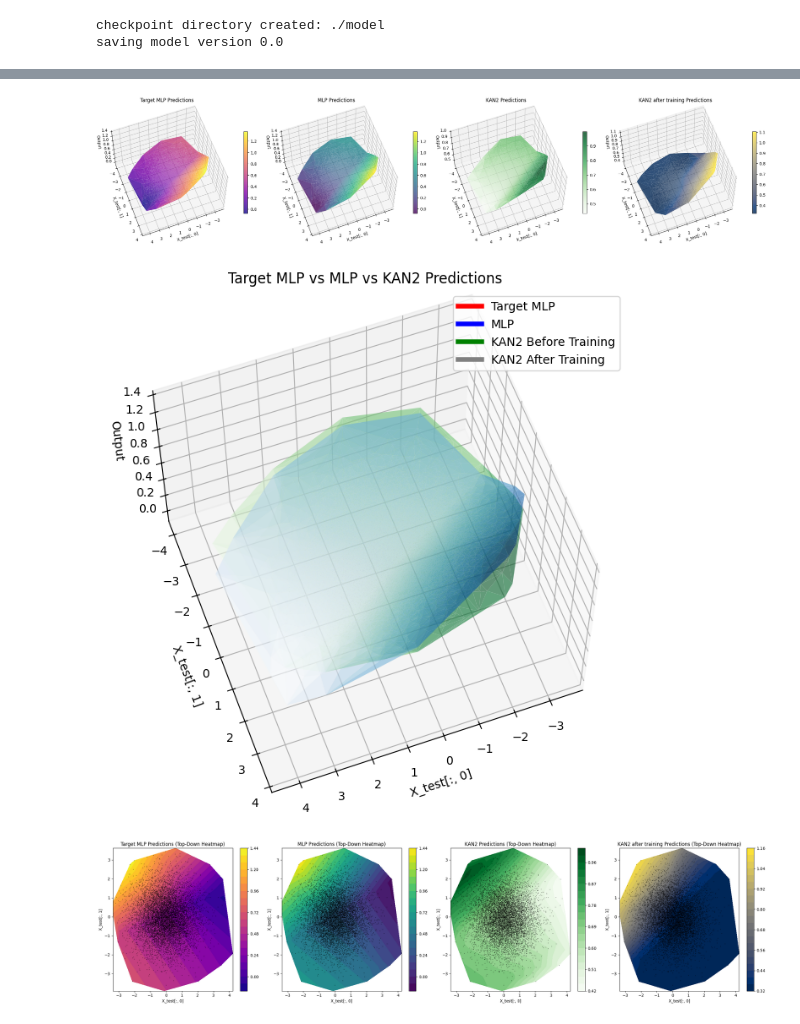
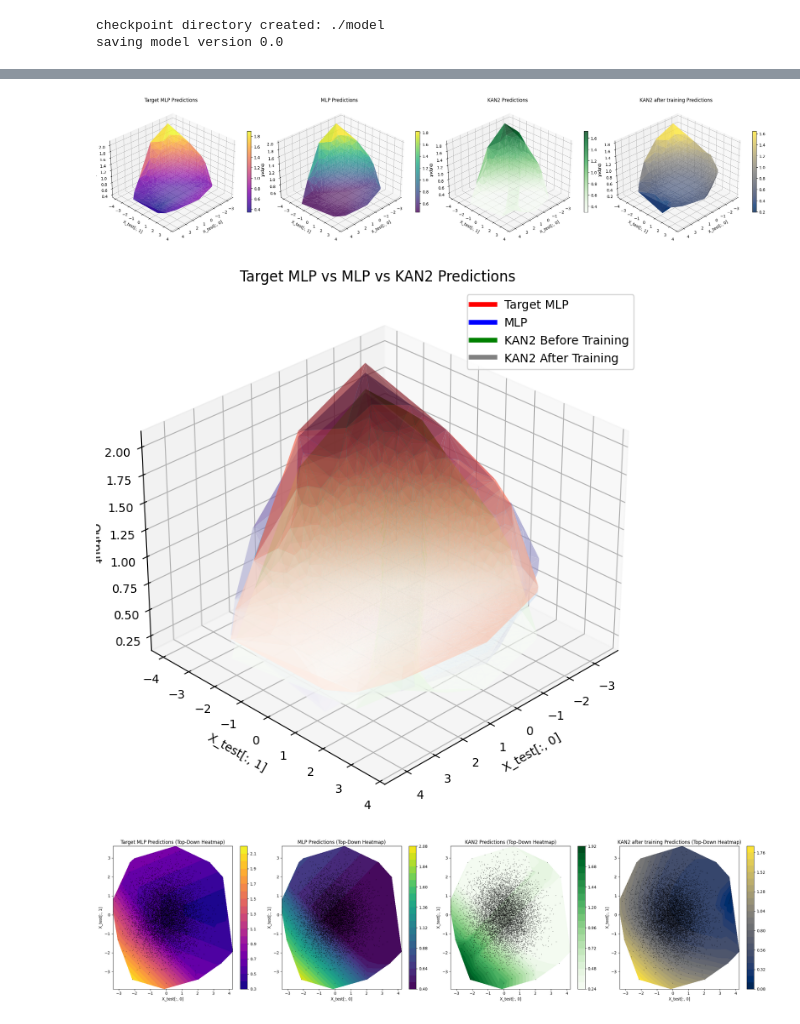
Before and after one commit to MGTUc/KANinitialization, a Jupyter notebook: kan/initializationExperiments/KANtoMLP.ipynb, the cells around one changed output, grey strips where cells are left out. Drawn from its saved outputs; the diff is of its cells as text; code cells hidden in the pictures.

```diff
--- a/kan/initializationExperiments/KANtoMLP.ipynb
+++ b/kan/initializationExperiments/KANtoMLP.ipynb
@@ -116,6 +121,6 @@ print(mean_squared_error(y_kan.numpy(), y_mlp_pred.numpy()))
 # %%
 new_layers = list(*model.children())
-kan2 = KAN(width=[2,3,1], seed=42, grid=5, scale_base_sigma=0)
+kan2 = KAN(width=[2,3,1], seed=42, grid=100, scale_base_sigma=0)
 kan2.set_splines(x, modelPartitions=[new_layers[:1], new_layers[1:]])
 kan2.plot(beta=100)
 y_kan2_pred = kan2(X_kan).detach()
@@ -167,8 +174,8 @@ with torch.no_grad():
     y_kan2_pred_afterFit_np = y_kan2_pred_afterFit.numpy().flatten()
 
 # Set viewing angles (in degrees)
-elevation = 60  # vertical angle
-azimuth = 70    # horizontal rotation
+elevation = 30  # vertical angle
+azimuth = 45    # horizontal rotation
 
 # Use triangulation for scattered data (no griddata)
 triang = mtri.Triangulation(X_plot[:, 0], X_plot[:, 1])
@@ -254,33 +261,33 @@ ax1.set_ylabel('X_test[:, 1]')
 ax1.set_title('Target MLP Predictions (Top-Down Heatmap)')
 fig.colorbar(im1, ax=ax1)
 
 # MLP heatmap
 im2 = ax2.tricontourf(triang, y_mlp_pred_np, levels=20, cmap='viridis')
 ax2.scatter(X_plot[:, 0], X_plot[:, 1], c='black', s=1, alpha=0.3, label='Data Points')
 ax2.set_xlabel('X_test[:, 0]')
 ax2.set_ylabel('X_test[:, 1]')
 ax2.set_title('MLP Predictions (Top-Down Heatmap)')
 fig.colorbar(im2, ax=ax2)
 
 # KAN2 heatmap
 im3 = ax3.tricontourf(triang, y_kan2_pred_np, levels=20, cmap='Greens')
 ax3.scatter(X_plot[:, 0], X_plot[:, 1], c='black', s=1, alpha=0.3, label='Data Points')
 ax3.set_xlabel('X_test[:, 0]')
 ax3.set_ylabel('X_test[:, 1]')
 ax3.set_title('KAN2 Predictions (Top-Down Heatmap)')
 fig.colorbar(im3, ax=ax3)
 
 # KAN2 after training heatmap
 im4 = ax4.tricontourf(triang, y_kan2_pred_afterFit_np, levels=20, cmap='cividis')
 ax4.scatter(X_plot[:, 0], X_plot[:, 1], c='black', s=1, alpha=0.3, label='Data Points')
 ax4.set_xlabel('X_test[:, 0]')
 ax4.set_ylabel('X_test[:, 1]')
 ax4.set_title('KAN2 after training Predictions (Top-Down Heatmap)')
 fig.colorbar(im4, ax=ax4)
 
 plt.tight_layout()
 plt.show()
 # %% [output]
-[figure, old version]
+[figure, new version]
-[figure, old version]
+[figure, new version]
-[figure, old version]
+[figure, new version]
```
Also changed, not shown: parts of 8 cells of this notebook, 9 other files.
